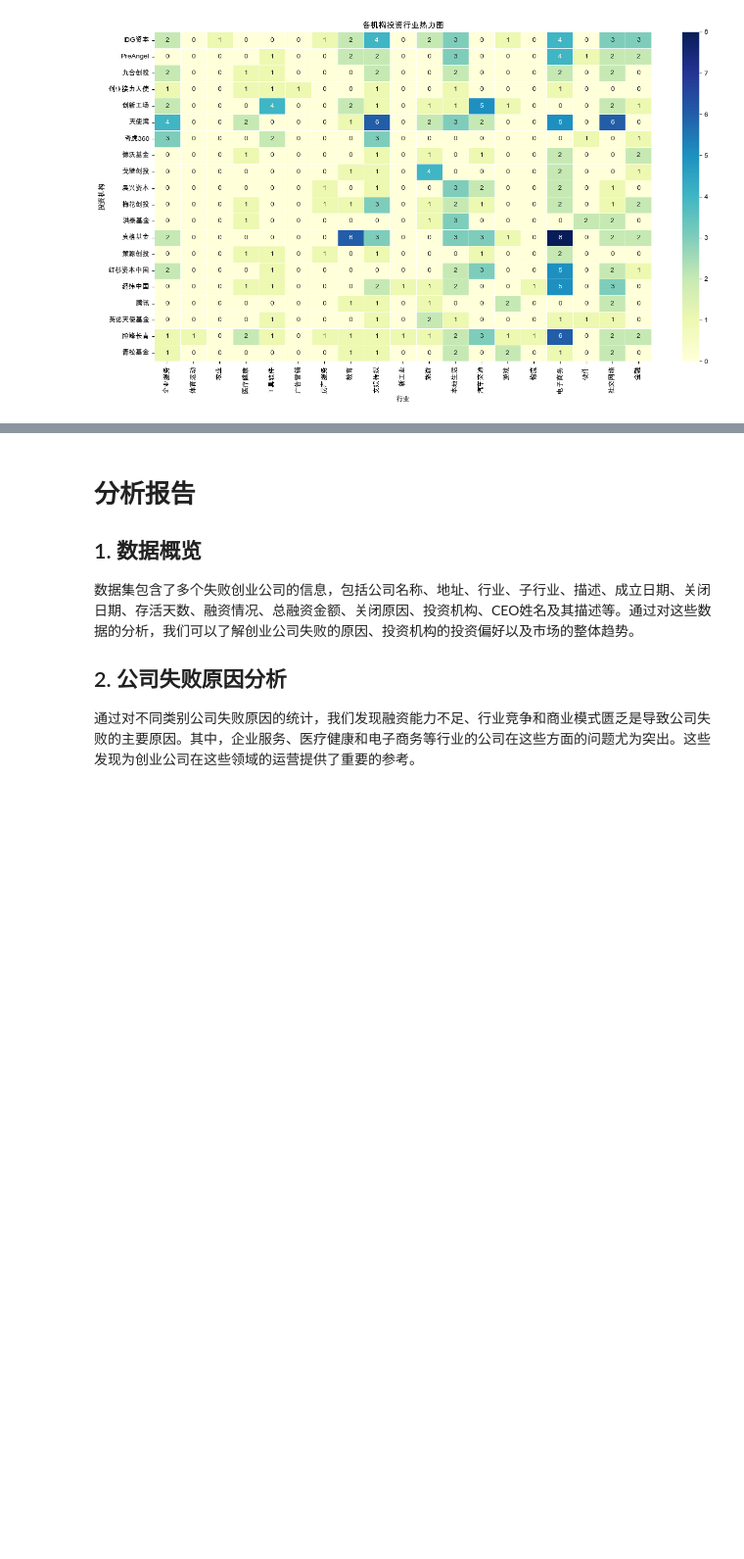
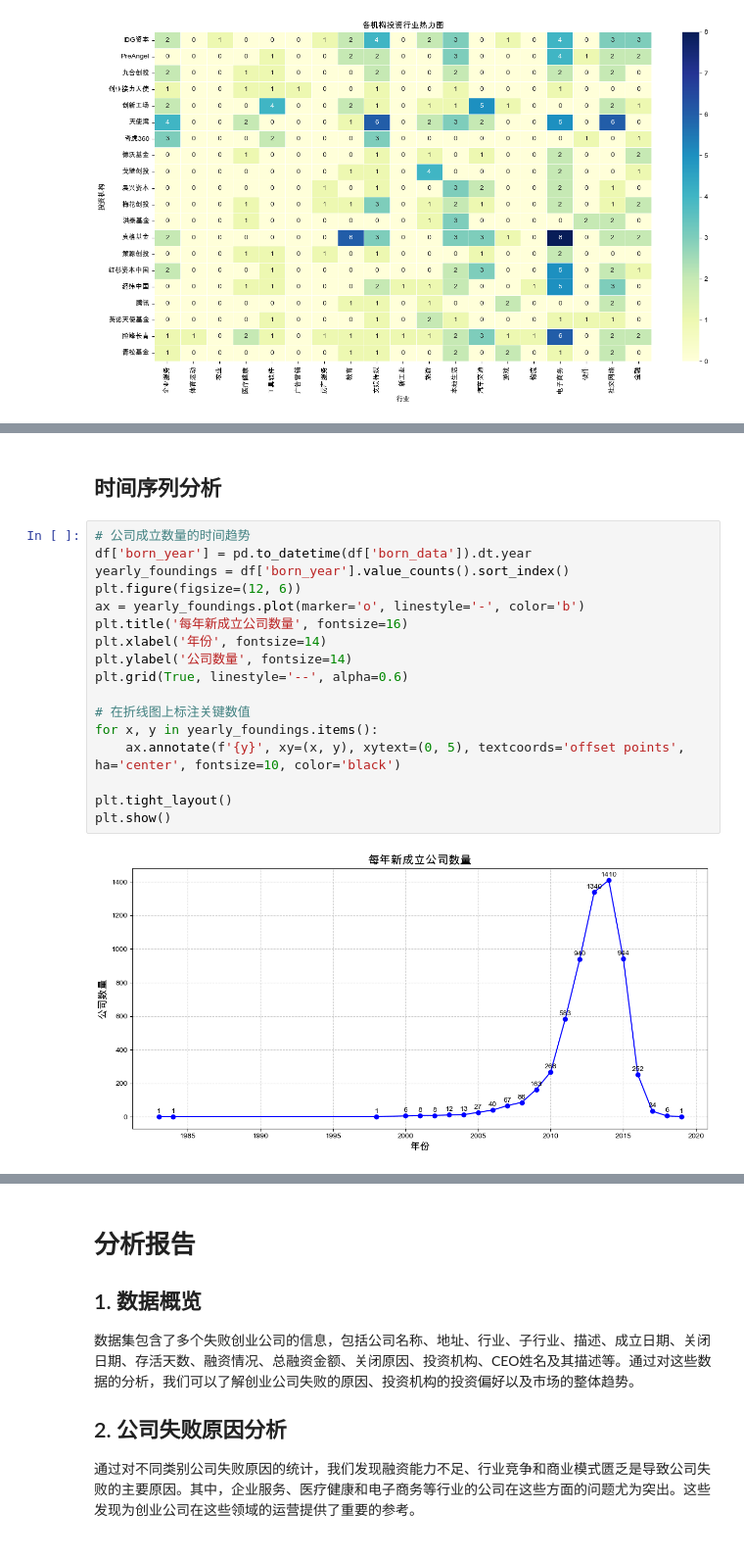
Before and after one commit to ZJsnowman/cursor_data_science, a Jupyter notebook: 倒闭公司分析/start_failure_analysis.ipynb, the cells around one changed output, grey strips where cells are left out. Shown at 98% size. Saved outputs shown, nothing was run; the diff lists cells and outputs as text; blank space fills up the shorter version.

```diff
--- a/start_failure_analysis.ipynb
+++ b/倒闭公司分析/start_failure_analysis.ipynb
@@ -545,0 +525,21 @@ investor_industry_table
+# %% [markdown]
+## 时间序列分析
+# %%
+# 公司成立数量的时间趋势
+df['born_year'] = pd.to_datetime(df['born_data']).dt.year
+yearly_foundings = df['born_year'].value_counts().sort_index()
+plt.figure(figsize=(12, 6))
+ax = yearly_foundings.plot(marker='o', linestyle='-', color='b')
+plt.title('每年新成立公司数量', fontsize=16)
+plt.xlabel('年份', fontsize=14)
+plt.ylabel('公司数量', fontsize=14)
+plt.grid(True, linestyle='--', alpha=0.6)
+
+# 在折线图上标注关键数值
+for x, y in yearly_foundings.items():
+    ax.annotate(f'{y}', xy=(x, y), xytext=(0, 5), textcoords='offset points', ha='center', fontsize=10, color='black')
+
+plt.tight_layout()
+plt.show()
+# %% [output]
+[figure, added]
```
Also changed, not shown: parts of 4 cells of this notebook, 5 other files.
